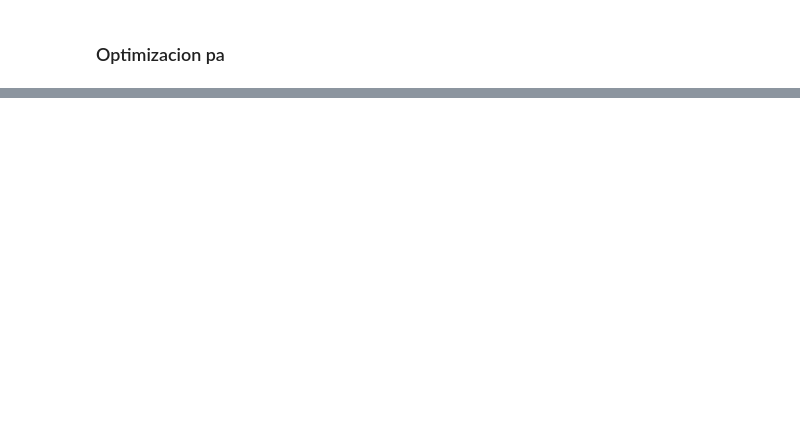
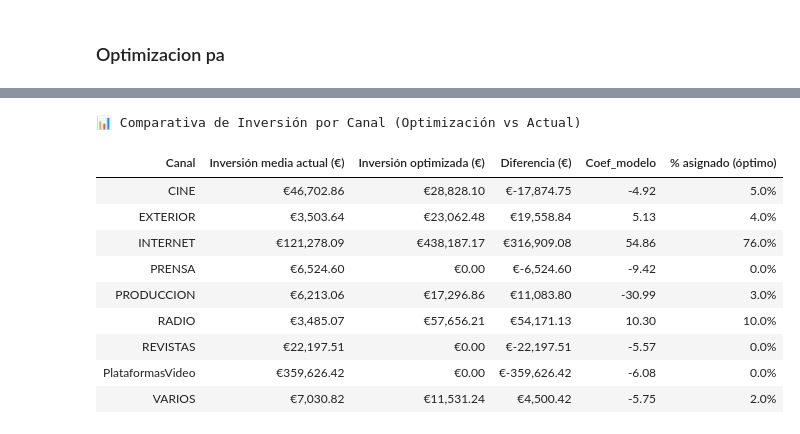
Before and after one commit to seerraa16/Caso02.-Modelo-de-Atribuci-n, a Jupyter notebook: Modelo_Atribucion.ipynb, the cells around one changed output, grey strips where cells are left out. Drawn from its saved outputs; the diff is of its cells as text; code cells hidden in the pictures; blank space fills up the shorter version.

```diff
--- a/Modelo_Atribucion.ipynb
+++ b/Modelo_Atribucion.ipynb
@@ -479,0 +476,16 @@ Exterior: 5.0%
+# %%
+# Coeficientes del modelo
+coef_modelo = mejor_modelo[1]['Coeficientes'][variables_inversion].values
+
+# Tabla resumen
+df_comparacion = pd.DataFrame({
+    'Canal': variables_inversion,
+    'Inversión media actual (€)': media_inversion_actual,
+    'Inversión optimizada (€)': inversion_optima,
+    'Diferencia (€)': inversion_optima - media_inversion_actual,
+    'Coef_modelo': coef_modelo,
+    '% asignado (óptimo)': inversion_optima / presupuesto_total * 100
+})
+
+print("\n📋 Comparativa de inversión por canal:")
+print(df_comparacion.round(2))
@@ -479,0 +510,32 @@ Exterior: 5.0%
+# %%
+    df_comparacion_formateada = df_comparacion.copy()
+
+# Redondeamos números para que quede limpio
+df_comparacion_formateada[['Inversión media actual (€)', 'Inversión optimizada (€)', 'Diferencia (€)', '% asignado (óptimo)']] = \
+    df_comparacion_formateada[['Inversión media actual (€)', 'Inversión optimizada (€)', 'Diferencia (€)', '% asignado (óptimo)']].round(2)
+
+# Tabla con estilo
+tabla_estilo = df_comparacion_formateada.style\
+    .bar(subset=['% asignado (óptimo)'], color='#5fba7d')\
+    .background_gradient(subset=['Coef_modelo'], cmap='coolwarm')\
+    .format({'% asignado (óptimo)': '{:.1f}%',
+             'Inversión media actual (€)': '€{:,.2f}',
+             'Inversión optimizada (€)': '€{:,.2f}',
+             'Diferencia (€)': '€{:,.2f}',
+             'Coef_modelo': '{:.2f}'})\
+    .set_caption("📊 Comparativa de Inversión por Canal (Optimización vs Actual)")\
+    .hide(axis='index')
+
+tabla_estilo
+# %% [output]
+📊 Comparativa de Inversión por Canal (Optimización vs Actual)
+| Canal | Inversión media actual (€) | Inversión optimizada (€) | Diferencia (€) | Coef_modelo | % asignado (óptimo) |
+| CINE | €46,702.86 | €28,828.10 | €-17,874.75 | -4.92 | 5.0% |
+| EXTERIOR | €3,503.64 | €23,062.48 | €19,558.84 | 5.13 | 4.0% |
+| INTERNET | €121,278.09 | €438,187.17 | €316,909.08 | 54.86 | 76.0% |
+| PRENSA | €6,524.60 | €0.00 | €-6,524.60 | -9.42 | 0.0% |
+| PRODUCCION | €6,213.06 | €17,296.86 | €11,083.80 | -30.99 | 3.0% |
+| RADIO | €3,485.07 | €57,656.21 | €54,171.13 | 10.30 | 10.0% |
+| REVISTAS | €22,197.51 | €0.00 | €-22,197.51 | -5.57 | 0.0% |
+| PlataformasVideo | €359,626.42 | €0.00 | €-359,626.42 | -6.08 | 0.0% |
+| VARIOS | €7,030.82 | €11,531.24 | €4,500.42 | -5.75 | 2.0% |
```
Also changed, not shown: parts of 15 cells of this notebook.
